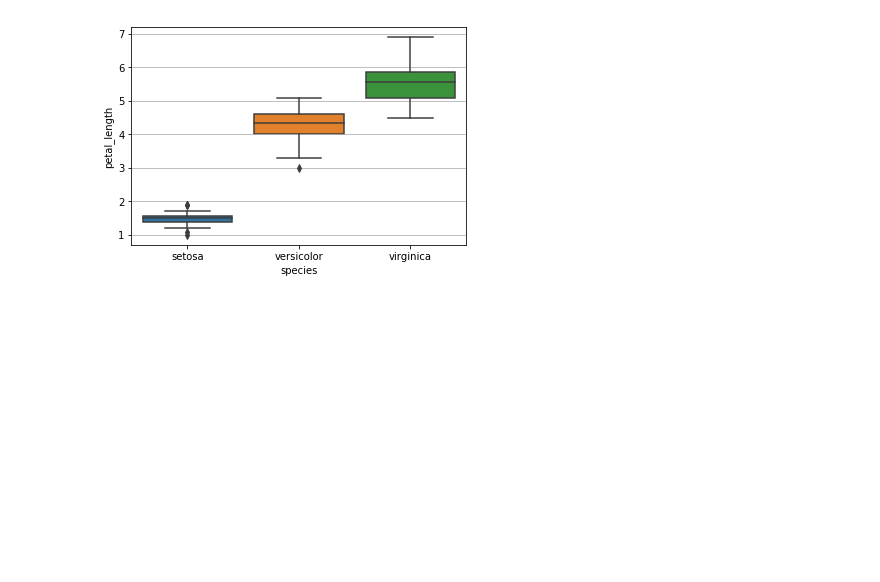
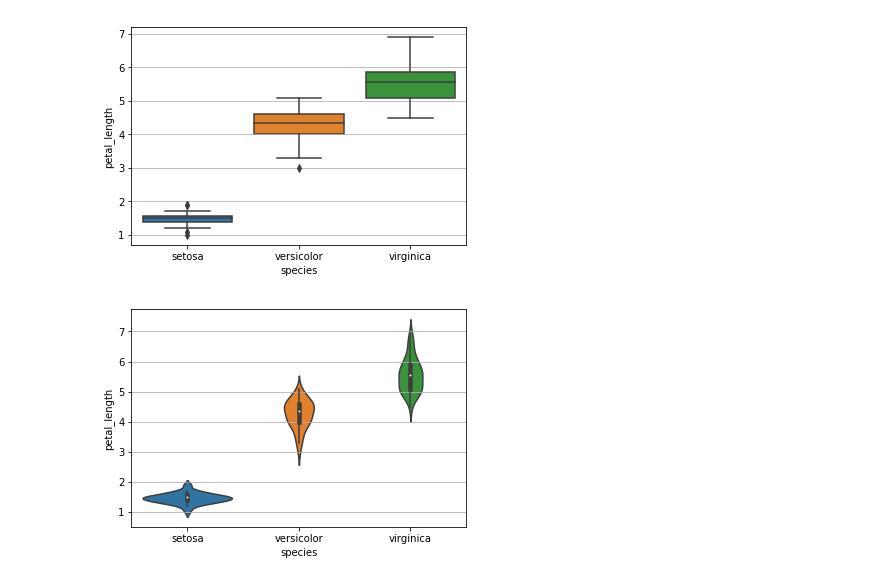
Before and after one commit to Rpmalukani22/Classification-based-on-iris-dataset, a Jupyter notebook: iris-classification.ipynb, the cells around one changed output. Drawn from its saved outputs; the diff is of its cells as text; code cells hidden in the pictures; blank space fills up the shorter version.

Commit message:
violinplot

```diff
--- a/iris-classification.ipynb
+++ b/iris-classification.ipynb
@@ -170,3 +170,10 @@ plt.plot()
 # %% [output]
 []
 [figure]
+# %%
+sns.violinplot(data=iris[['species','petal_length']],x="species",y="petal_length")
+ax=plt.gca()
+ax.yaxis.grid()
+plt.show()
+# %% [output]
+[figure, added]
```
